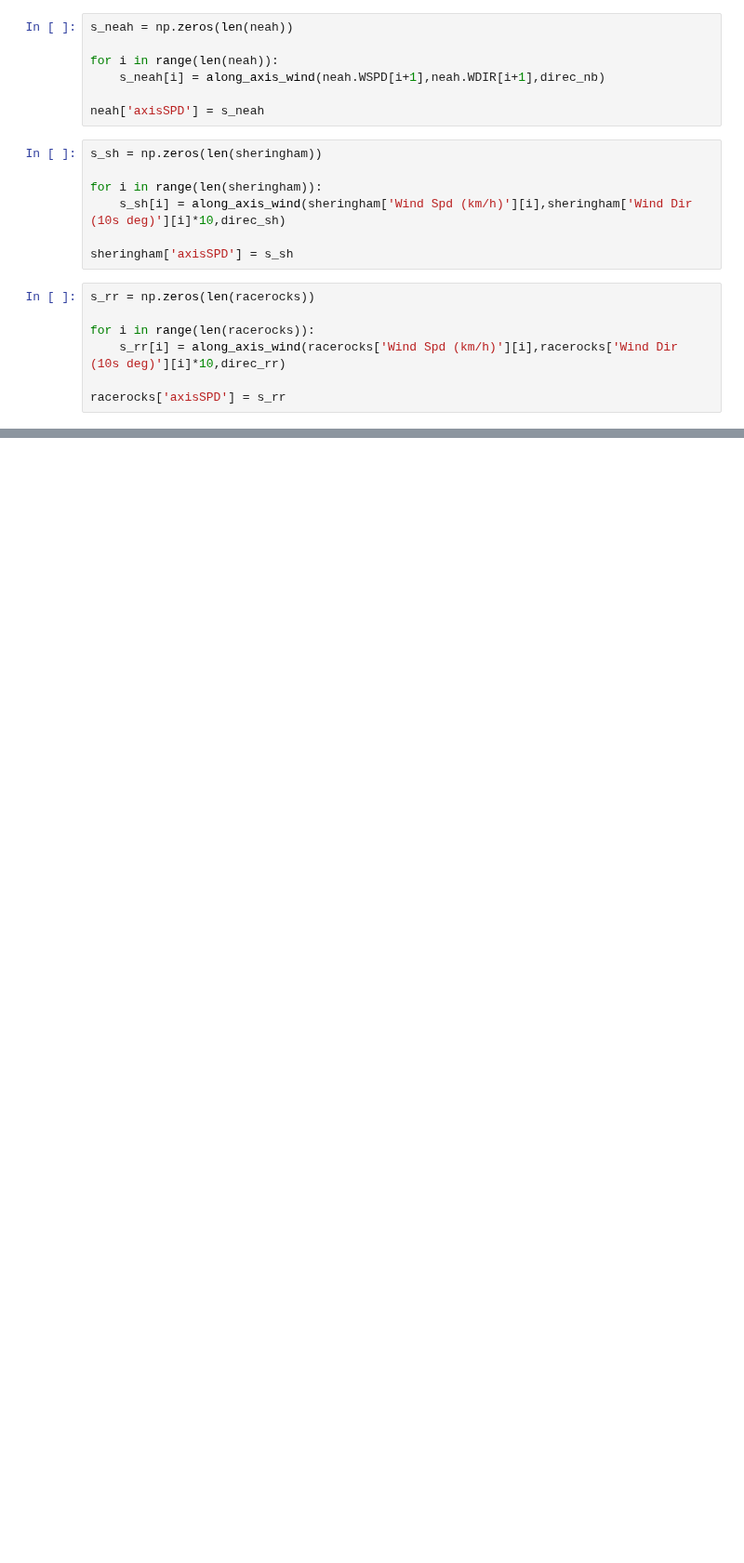
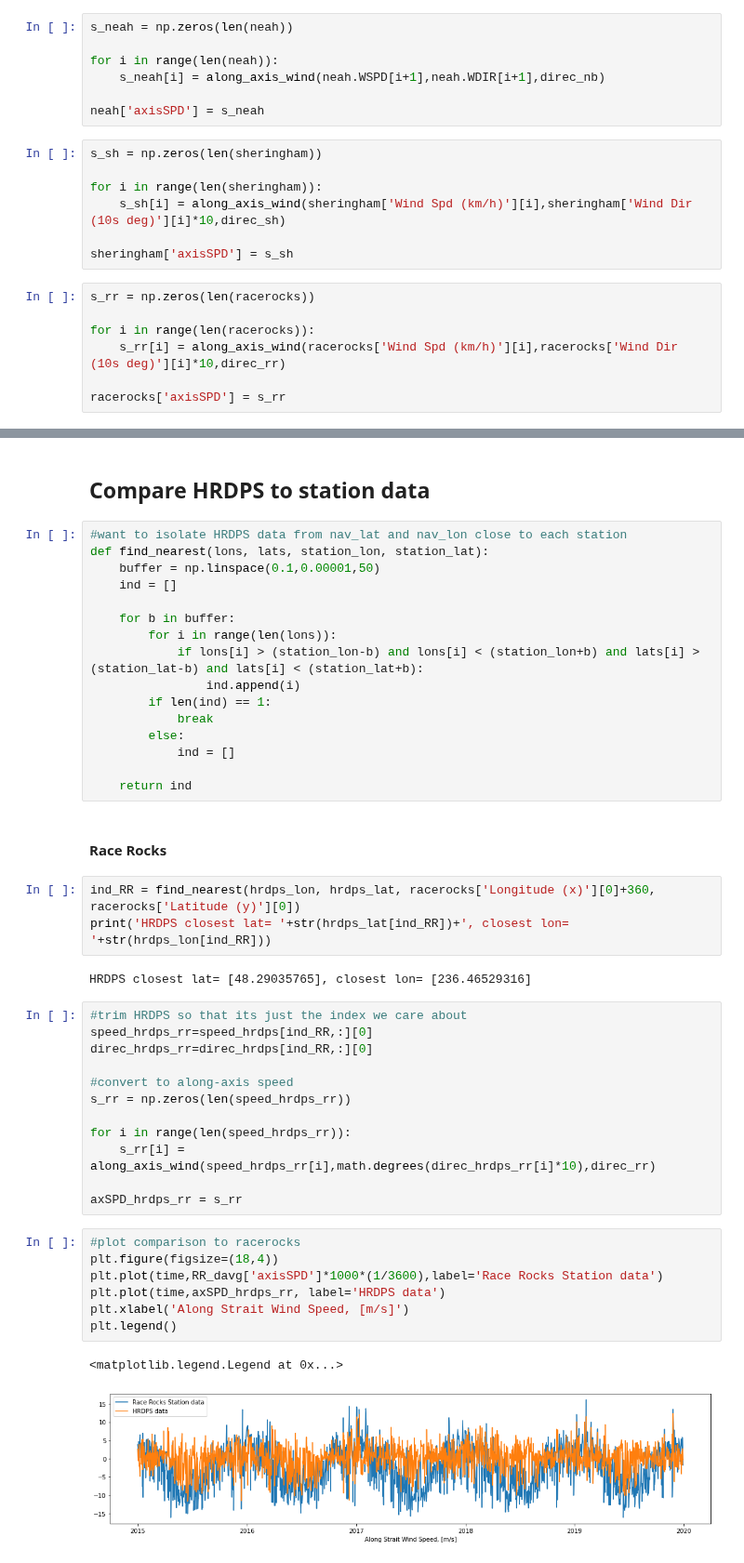
Before and after one commit to rbeutel/eosc510, a Jupyter notebook: Station_HRDPS-Summer.ipynb, the cells around one changed output, grey strips where cells are left out. Shown at 93% size. Drawn from its saved outputs; the diff is of its cells as text; blank space fills up the shorter version.

```diff
--- a/Station_HRDPS-Summer.ipynb
+++ b/Station_HRDPS-Summer.ipynb
@@ -182,0 +244,47 @@ racerocks['axisSPD'] = s_rr
+# %% [markdown]
+## Compare HRDPS to station data
+# %%
+#want to isolate HRDPS data from nav_lat and nav_lon close to each station
+def find_nearest(lons, lats, station_lon, station_lat):
+    buffer = np.linspace(0.1,0.00001,50)
+    ind = []
+
+    for b in buffer:
+        for i in range(len(lons)):
+            if lons[i] > (station_lon-b) and lons[i] < (station_lon+b) and lats[i] > (station_lat-b) and lats[i] < (station_lat+b):
+                ind.append(i)
+        if len(ind) == 1:
+            break
+        else:
+            ind = []
+
+    return ind
+# %% [markdown]
+#### Race Rocks
+# %%
+ind_RR = find_nearest(hrdps_lon, hrdps_lat, racerocks['Longitude (x)'][0]+360, racerocks['Latitude (y)'][0])
+print('HRDPS closest lat= '+str(hrdps_lat[ind_RR])+', closest lon= '+str(hrdps_lon[ind_RR]))
+# %% [output]
+HRDPS closest lat= [48.29035765], closest lon= [236.46529316]
+# %%
+#trim HRDPS so that its just the index we care about
+speed_hrdps_rr=speed_hrdps[ind_RR,:][0]
+direc_hrdps_rr=direc_hrdps[ind_RR,:][0]
+
+#convert to along-axis speed
+s_rr = np.zeros(len(speed_hrdps_rr))
+
+for i in range(len(speed_hrdps_rr)):
+    s_rr[i] = along_axis_wind(speed_hrdps_rr[i],math.degrees(direc_hrdps_rr[i]*10),direc_rr)
+
+axSPD_hrdps_rr = s_rr
+# %%
+#plot comparison to racerocks
+plt.figure(figsize=(18,4))
+plt.plot(time,RR_davg['axisSPD']*1000*(1/3600),label='Race Rocks Station data')
+plt.plot(time,axSPD_hrdps_rr, label='HRDPS data')
+plt.xlabel('Along Strait Wind Speed, [m/s]')
+plt.legend()
+# %% [output]
+<matplotlib.legend.Legend at 0x...>
+[figure, added]
```
Also changed, not shown: parts of 25 cells of this notebook.
